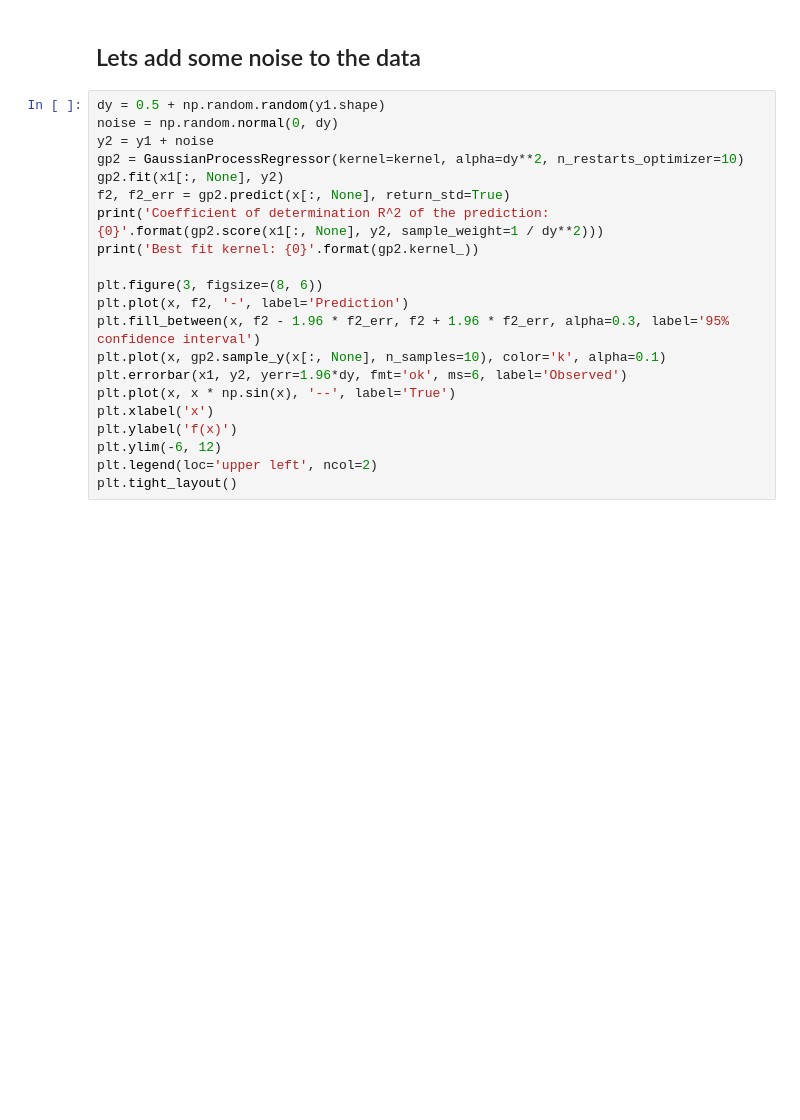
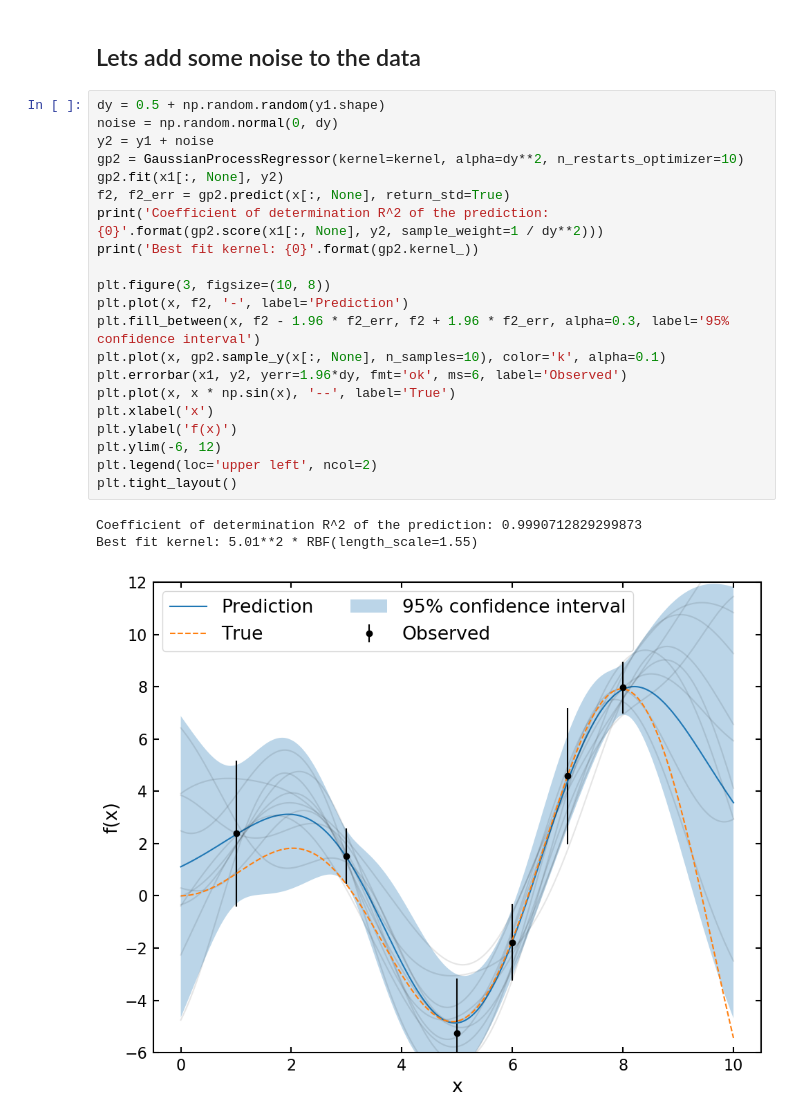
Before and after one commit to CKrawczyk/jupyter_data_languages, a Jupyter notebook: Gaussian_process_regression.ipynb, the cells around one changed output. Cells and saved outputs as stored; diff of their text form; blank space fills up the shorter version.

```diff
--- a/Gaussian_process_regression.ipynb
+++ b/Gaussian_process_regression.ipynb
@@ -68,24 +75,28 @@ plt.tight_layout()
 # %%
 dy = 0.5 + np.random.random(y1.shape)
 noise = np.random.normal(0, dy)
 y2 = y1 + noise
 gp2 = GaussianProcessRegressor(kernel=kernel, alpha=dy**2, n_restarts_optimizer=10)
 gp2.fit(x1[:, None], y2)
 f2, f2_err = gp2.predict(x[:, None], return_std=True)
 print('Coefficient of determination R^2 of the prediction: {0}'.format(gp2.score(x1[:, None], y2, sample_weight=1 / dy**2)))
 print('Best fit kernel: {0}'.format(gp2.kernel_))
 
-plt.figure(3, figsize=(8, 6))
+plt.figure(3, figsize=(10, 8))
 plt.plot(x, f2, '-', label='Prediction')
 plt.fill_between(x, f2 - 1.96 * f2_err, f2 + 1.96 * f2_err, alpha=0.3, label='95% confidence interval')
 plt.plot(x, gp2.sample_y(x[:, None], n_samples=10), color='k', alpha=0.1)
 plt.errorbar(x1, y2, yerr=1.96*dy, fmt='ok', ms=6, label='Observed')
 plt.plot(x, x * np.sin(x), '--', label='True')
 plt.xlabel('x')
 plt.ylabel('f(x)')
 plt.ylim(-6, 12)
 plt.legend(loc='upper left', ncol=2)
 plt.tight_layout()
+# %% [output]
+Coefficient of determination R^2 of the prediction: 0.9990712829299873
+Best fit kernel: 5.01**2 * RBF(length_scale=1.55)
+[figure, added]
 # %% [markdown]
 ## Other notes
 + There are many covariance kernels you can pick;
```
Also changed, not shown: parts of 5 cells of this notebook, 8 other files.
